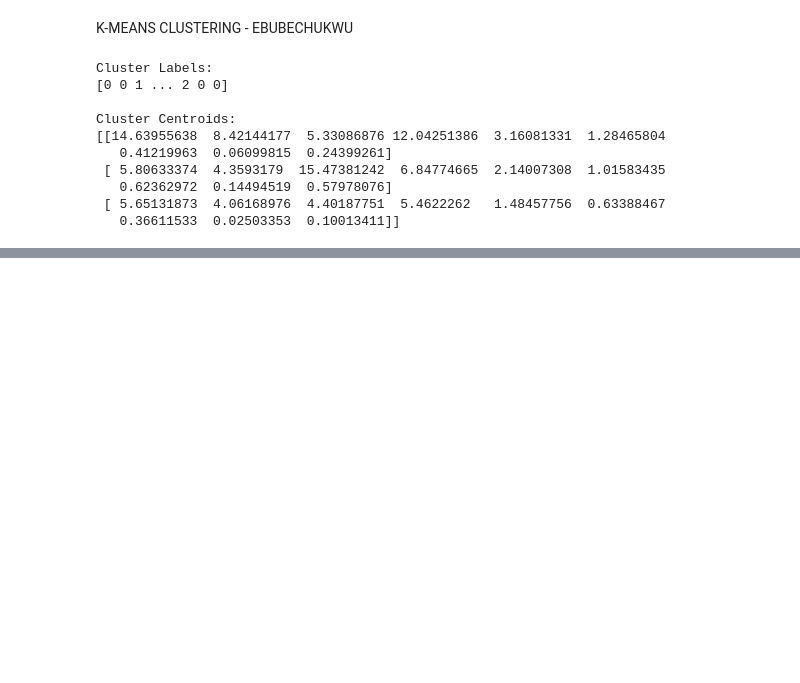
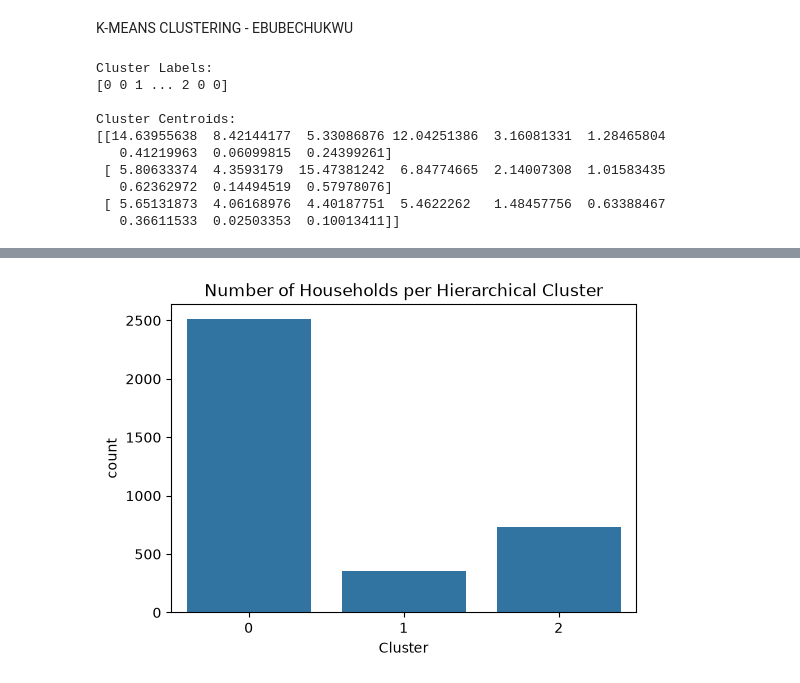
Before and after one commit to Paddyrey/TechCrush-Capstone-Group-11-Project, a Jupyter notebook: notebooks/Model_Test_Train.ipynb, the cells around one changed output, grey strips where cells are left out. Drawn from its saved outputs; the diff is of its cells as text; code cells hidden in the pictures; blank space fills up the shorter version.

```diff
--- a/notebooks/Model_Test_Train.ipynb
+++ b/notebooks/Model_Test_Train.ipynb
@@ -528,0 +548,6 @@ Cluster Centroids:
+# %%
+hc = AgglomerativeClustering(n_clusters=3, linkage='ward')
+hc_labels = hc.fit_predict(X)
+
+print("Cluster Labels:")
+print(hc_labels)
@@ -528,0 +573,8 @@ Cluster Centroids:
+# %%
+plt.figure(figsize=(6, 4))
+sns.countplot(x=hc_labels)
+plt.title("Number of Households per Hierarchical Cluster")
+plt.xlabel("Cluster")
+plt.show()
+# %% [output]
+[figure, added]
```
Also changed, not shown: parts of 5 cells of this notebook.
